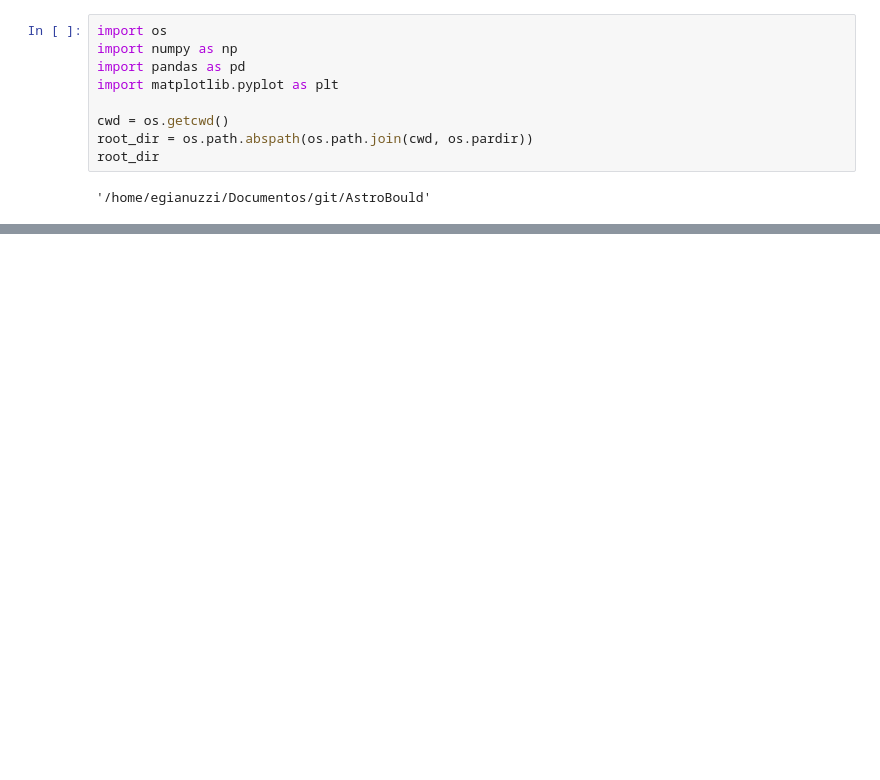
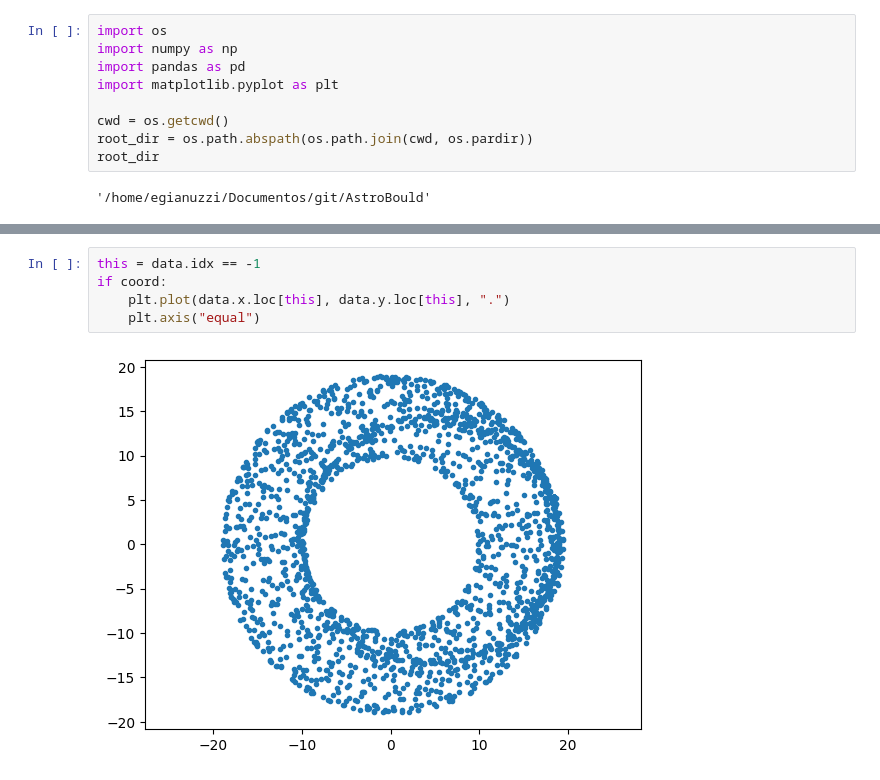
Before and after one commit to Gianuzzi/AstroBould, a Jupyter notebook: tools/plot_new.ipynb, the cells around one changed output, grey strips where cells are left out. Drawn from its saved outputs; the diff is of its cells as text; blank space fills up the shorter version.

```diff
--- a/tools/plot_new.ipynb
+++ b/tools/plot_new.ipynb
@@ -63,2 +77,9 @@ data
+# %%
+this = data.idx == -1
+if coord:
+    plt.plot(data.x.loc[this], data.y.loc[this], ".")
+    plt.axis("equal")
+# %% [output]
+[figure, added]
 # %%
 ntot = data.idx.nunique()
```
Also changed, not shown: parts of 5 cells of this notebook, 11 other files.
